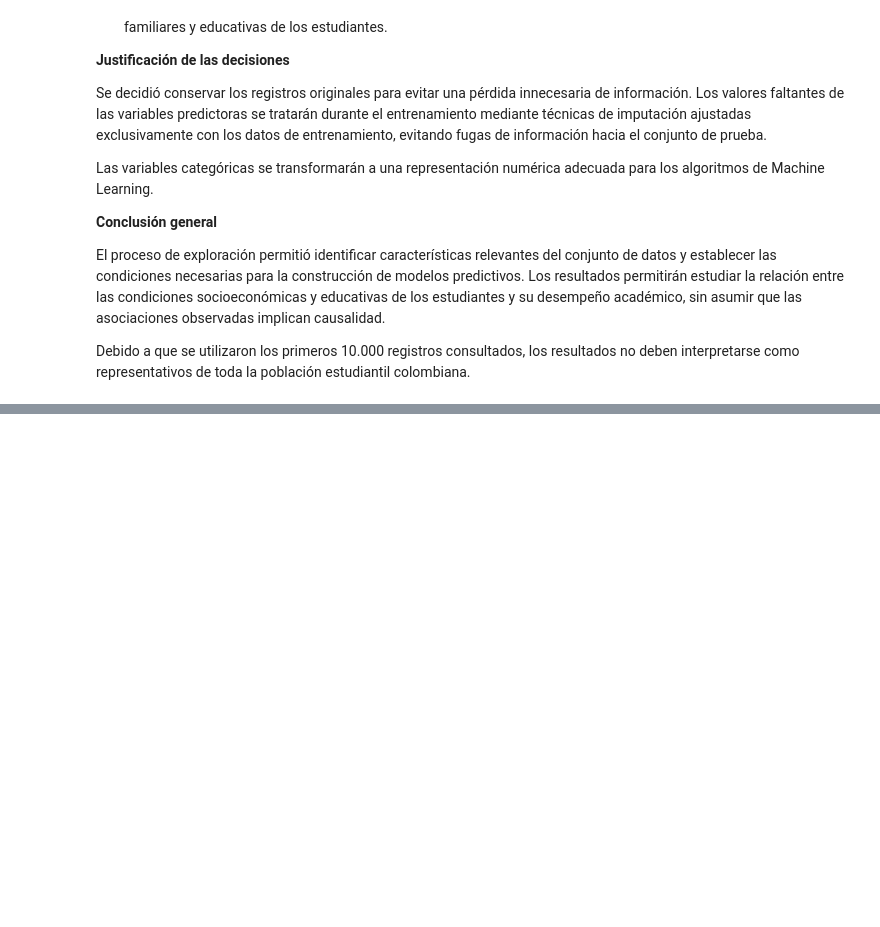
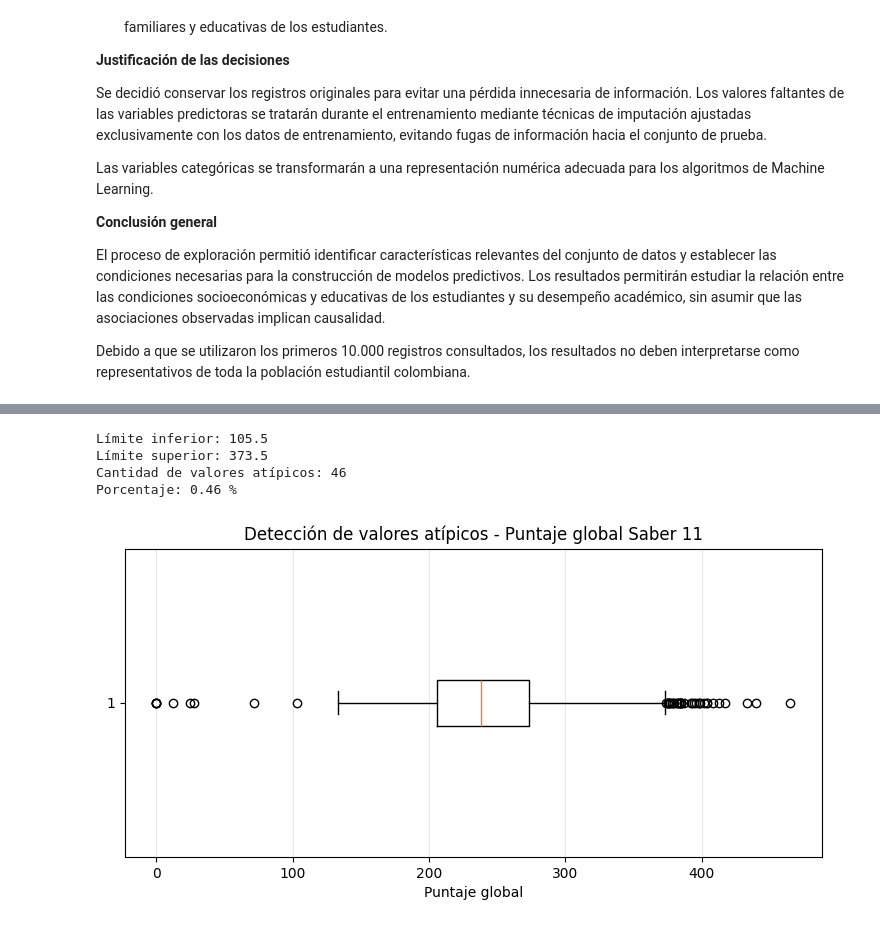
Before and after one commit to helenx00/Proyecto_db, a Jupyter notebook: notebook.ipynb, the cells around one changed output, grey strips where cells are left out. Cells and saved outputs as stored; diff of their text form; code cells hidden in the pictures; blank space fills up the shorter version.

```diff
--- a/notebook.ipynb
+++ b/notebook.ipynb
@@ -630,0 +675,34 @@ Debido a que se utilizaron los primeros 10.000 registros consultados, los result
+# %%
+# DETECCIÓN DE VALORES ATÍPICOS - MÉTODO IQR
+
+import matplotlib.pyplot as plt
+
+Q1 = df["punt_global"].quantile(0.25)
+Q3 = df["punt_global"].quantile(0.75)
+IQR = Q3 - Q1
+
+limite_inferior = Q1 - 1.5 * IQR
+limite_superior = Q3 + 1.5 * IQR
+
+outliers = df[
+    (df["punt_global"] < limite_inferior) |
+    (df["punt_global"] > limite_superior)
+]
+
+print("Límite inferior:", limite_inferior)
+print("Límite superior:", limite_superior)
+print("Cantidad de valores atípicos:", len(outliers))
+print("Porcentaje:", round(len(outliers) / len(df) * 100, 2), "%")
+
+plt.figure(figsize=(9, 4))
+plt.boxplot(df["punt_global"].dropna(), vert=False)
+plt.title("Detección de valores atípicos - Puntaje global Saber 11")
+plt.xlabel("Puntaje global")
+plt.grid(axis="x", alpha=0.3)
+plt.show()
+# %% [output]
+Límite inferior: 105.5
+Límite superior: 373.5
+Cantidad de valores atípicos: 46
+Porcentaje: 0.46 %
+[figure, added]
```
Also changed, not shown: parts of 3 cells of this notebook.
